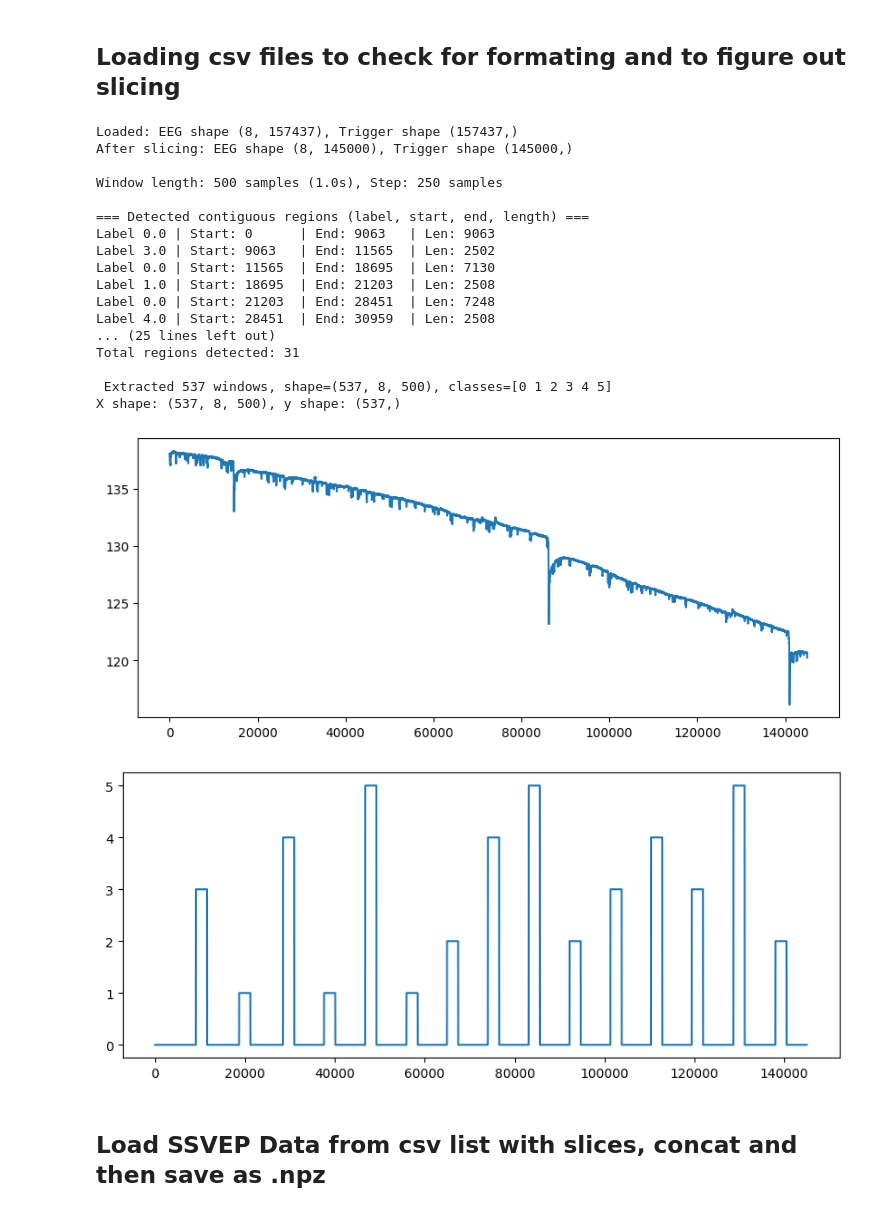
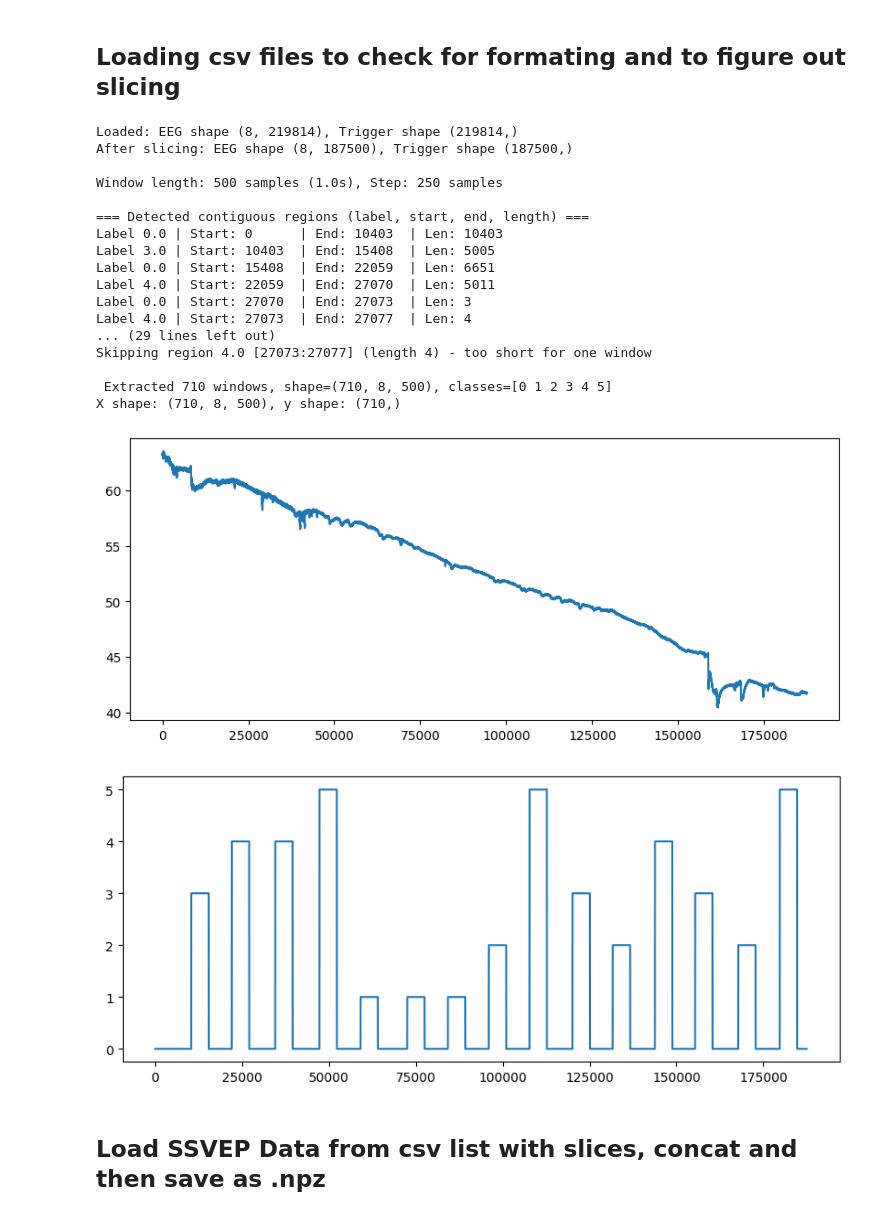
Before and after one commit to GeorgTenzing/EEG_Classification, a Jupyter notebook: Prepoc.ipynb, the cells around one changed output. Saved outputs shown, nothing was run; the diff lists cells and outputs as text; code cells hidden in the pictures.

```diff
--- a/Prepoc.ipynb
+++ b/Prepoc.ipynb
@@ -15,62 +33,66 @@ convert_raw_to_csv(folder_path, time_scale, voltage_scale, save_path)
 import numpy as np
 import pandas as pd
 import matplotlib.pyplot as plt
-from test_project_utils import get_eeg_data_segmented, load_and_concat_ssvep_datasets
+from Utils import get_eeg_data_segmented, load_and_concat_ssvep_datasets
 
 
-# file_path = "csv_datasets/Data_20251031_101158_1.csv"
+# file_path = "datasets/csv/Data_20251031_101158_1.csv"
 # EEG_SLICE = slice(10000, 170000)
-# file_path = "csv_datasets/Data_20251031_103417_2.csv"
+# file_path = "datasets/csv/Data_20251031_103417_2.csv"
 # EEG_SLICE = slice(16000, 160000)
-# file_path = "csv_datasets/Data_20251031_105214_3.csv"
+# file_path = "datasets/csv/Data_20251031_105214_3.csv"
 # EEG_SLICE = slice(0, 20000000)
 # EEG_SLICE = slice(5000, 160000)
-file_path = "csv_datasets/Data_20251031_111742_4.csv"
-EEG_SLICE = slice(5000, 150000)
+# file_path = "datasets/csv/Data_20251031_111742_4.csv"
+# EEG_SLICE = slice(5000, 150000)
+file_path = "datasets/csv/Data_20251107_110538_georg.csv"
+EEG_SLICE = slice(25000, 212500) # cut 157000:160000
+# file_path = "datasets/csv/Data_20251107_111659_georg.csv"
+# EEG_SLICE = slice(14000, 195000)
 
 
 # Use your integrated function
 X, y, eeg, trigger = get_eeg_data_segmented(
     csv_path=file_path,
     sample_rate=500,
     window_size=1.0,
     overlap=0.5,
     data_slice=EEG_SLICE,
     rest_threshold=0.3,
-    filter=True
+    filter=False
 )
 
 # plt.figure(figsize=(10,4))
 # plt.plot(X[:, 2, :])  # 27th window, first channel, all 500 samples
 # plt.show()
 
 plt.figure(figsize=(10,4))
 plt.plot(eeg[0,:])  # first channel
 plt.show()
 
 plt.figure(figsize=(10,4))
-plt.plot(trigger)
+plt.plot(trigger[:])
 plt.show()
 # %% [output]
-Loaded: EEG shape (8, 157437), Trigger shape (157437,)
-After slicing: EEG shape (8, 145000), Trigger shape (145000,)
+Loaded: EEG shape (8, 219814), Trigger shape (219814,)
+After slicing: EEG shape (8, 187500), Trigger shape (187500,)
 
 Window length: 500 samples (1.0s), Step: 250 samples
 
 === Detected contiguous regions (label, start, end, length) ===
-Label 0.0 | Start: 0      | End: 9063   | Len: 9063
-Label 3.0 | Start: 9063   | End: 11565  | Len: 2502
-Label 0.0 | Start: 11565  | End: 18695  | Len: 7130
-Label 1.0 | Start: 18695  | End: 21203  | Len: 2508
-Label 0.0 | Start: 21203  | End: 28451  | Len: 7248
-Label 4.0 | Start: 28451  | End: 30959  | Len: 2508
-... (25 lines left out)
-Total regions detected: 31
+Label 0.0 | Start: 0      | End: 10403  | Len: 10403
+Label 3.0 | Start: 10403  | End: 15408  | Len: 5005
+Label 0.0 | Start: 15408  | End: 22059  | Len: 6651
+Label 4.0 | Start: 22059  | End: 27070  | Len: 5011
+Label 0.0 | Start: 27070  | End: 27073  | Len: 3
+Label 4.0 | Start: 27073  | End: 27077  | Len: 4
+... (29 lines left out)
+Skipping region 4.0 [27073:27077] (length 4) - too short for one window
 
- Extracted 537 windows, shape=(537, 8, 500), classes=[0 1 2 3 4 5]
-X shape: (537, 8, 500), y shape: (537,)
+ Extracted 710 windows, shape=(710, 8, 500), classes=[0 1 2 3 4 5]
+X shape: (710, 8, 500), y shape: (710,)
-[figure, old version]
+[figure, new version]
-[figure, old version]
+[figure, new version]
 # %% [markdown]
 ## Load SSVEP Data from csv list with slices, concat and then save as .npz
 # %%
```
Also changed, not shown: parts of 2 cells of this notebook, 3 other files.
